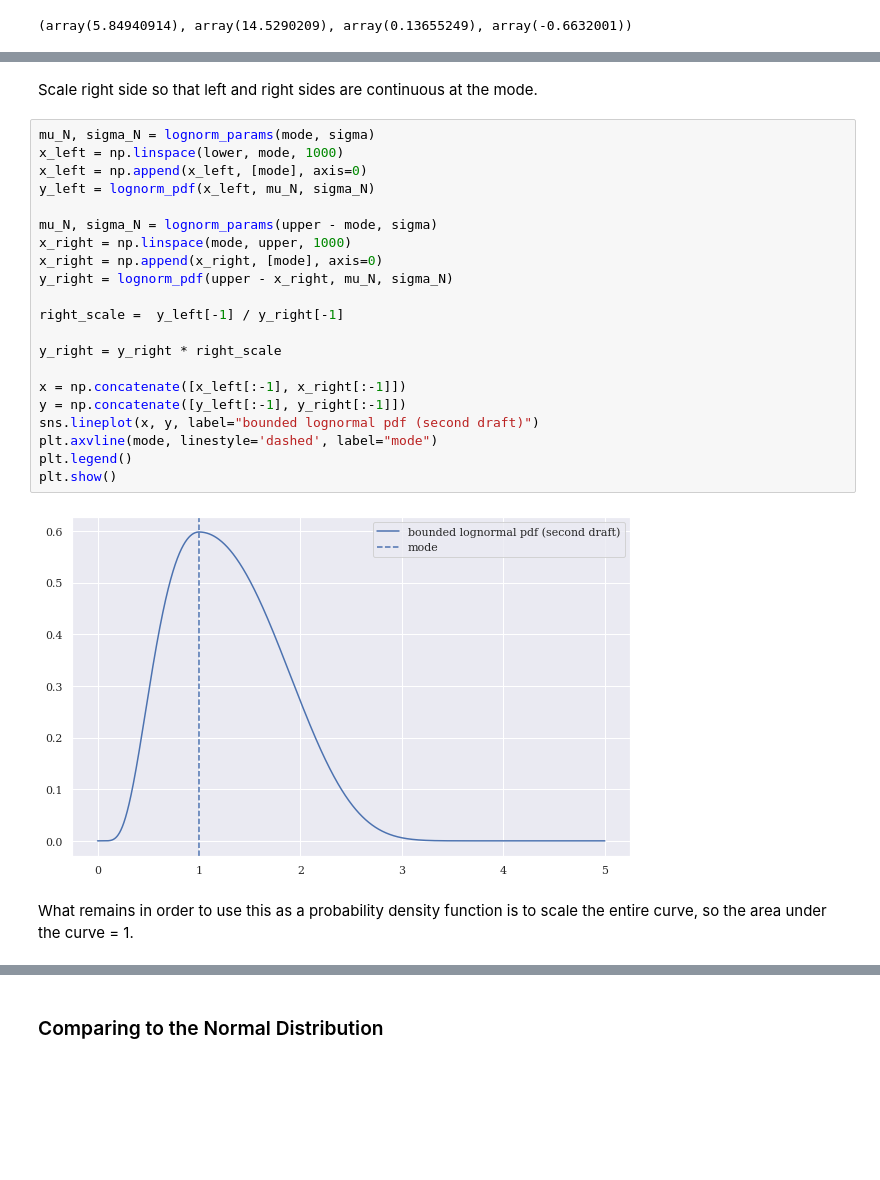
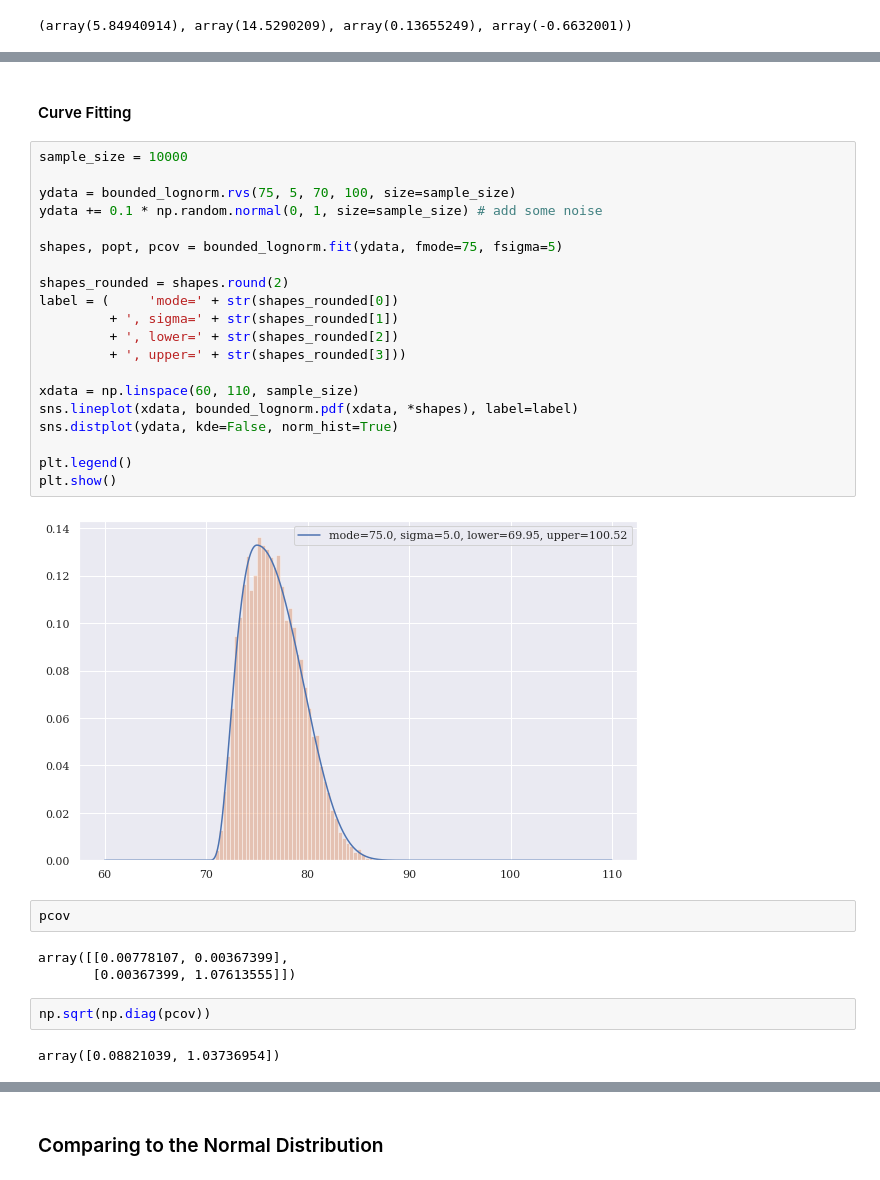
Before and after one commit to tedteske/bounded_lognorm, a Jupyter notebook: bounded_lognorm.ipynb, the cells around one changed output, grey strips where cells are left out. Saved outputs shown, nothing was run; the diff lists cells and outputs as text; blank space fills up the shorter version.

```diff
--- a/bounded_lognorm.ipynb
+++ b/bounded_lognorm.ipynb
@@ -556,27 +615,33 @@ plt.show()
-# %% [markdown]
-Scale right side so that left and right sides are continuous at the mode.
-# %%
-mu_N, sigma_N = lognorm_params(mode, sigma)
-x_left = np.linspace(lower, mode, 1000)
-x_left = np.append(x_left, [mode], axis=0)
-y_left = lognorm_pdf(x_left, mu_N, sigma_N)
-
-mu_N, sigma_N = lognorm_params(upper - mode, sigma)
-x_right = np.linspace(mode, upper, 1000)
-x_right = np.append(x_right, [mode], axis=0)
-y_right = lognorm_pdf(upper - x_right, mu_N, sigma_N)
-
-right_scale =  y_left[-1] / y_right[-1]
-
-y_right = y_right * right_scale
-
-x = np.concatenate([x_left[:-1], x_right[:-1]])
-y = np.concatenate([y_left[:-1], y_right[:-1]])
-sns.lineplot(x, y, label="bounded lognormal pdf (second draft)")
-plt.axvline(mode, linestyle='dashed', label="mode")
-plt.legend()
-plt.show()
-# %% [output]
-[figure, removed]
-# %% [markdown]
-What remains in order to use this as a probability density function is to scale the entire curve, so the area under the curve = 1.
+# %% [markdown]
+#### Curve Fitting
+# %%
+sample_size = 10000
+
+ydata = bounded_lognorm.rvs(75, 5, 70, 100, size=sample_size)
+ydata += 0.1 * np.random.normal(0, 1, size=sample_size) # add some noise
+
+shapes, popt, pcov = bounded_lognorm.fit(ydata, fmode=75, fsigma=5)
+
+shapes_rounded = shapes.round(2)
+label = (     'mode=' + str(shapes_rounded[0])
+         + ', sigma=' + str(shapes_rounded[1])
+         + ', lower=' + str(shapes_rounded[2])
+         + ', upper=' + str(shapes_rounded[3]))
+
+xdata = np.linspace(60, 110, sample_size)
+sns.lineplot(xdata, bounded_lognorm.pdf(xdata, *shapes), label=label)
+sns.distplot(ydata, kde=False, norm_hist=True)
+
+plt.legend()
+plt.show()
+# %% [output]
+[figure, added]
+# %%
+pcov
+# %% [output]
+array([[0.00778107, 0.00367399],
+       [0.00367399, 1.07613555]])
+# %%
+np.sqrt(np.diag(pcov))
+# %% [output]
+array([0.08821039, 1.03736954])
```
Also changed, not shown: parts of 57 cells of this notebook.
